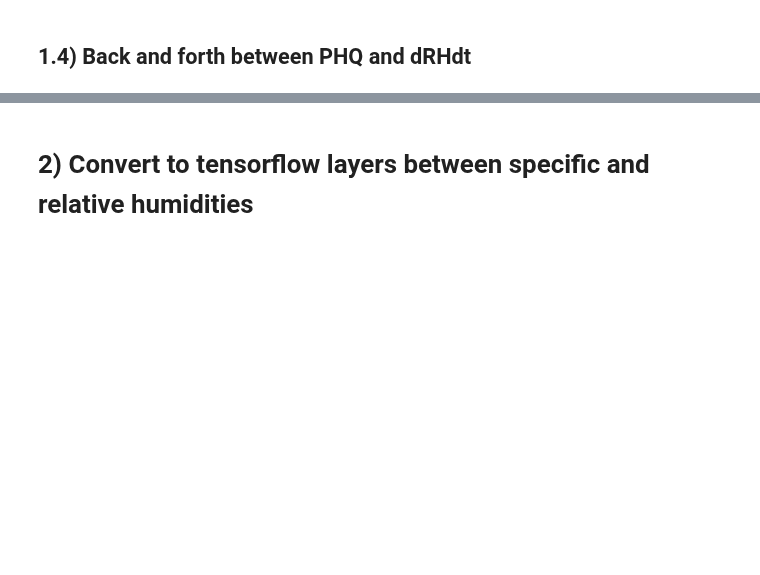
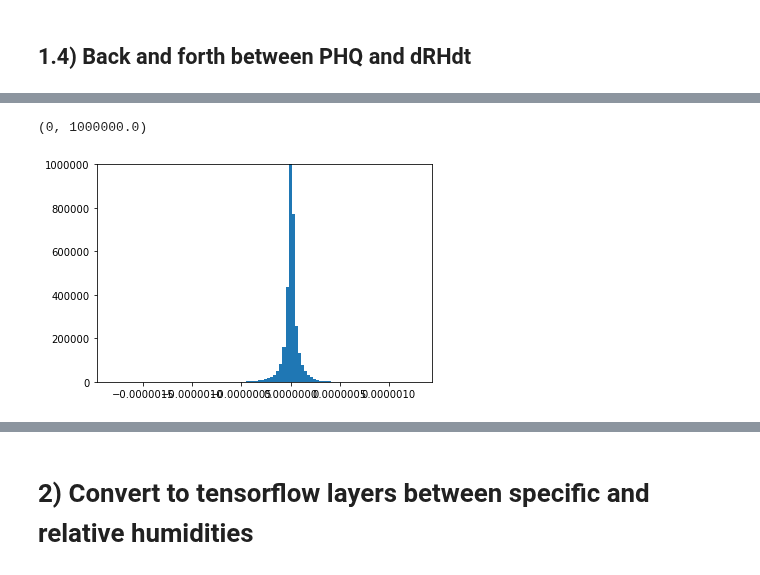
Before and after one commit to wallingTACC/CBRAIN-CAM, a Jupyter notebook: notebooks/tbeucler_devlog/035_RH_layers.ipynb, the cells around one changed output, grey strips where cells are left out. Drawn from its saved outputs; the diff is of its cells as text; code cells hidden in the pictures; blank space fills up the shorter version.

```diff
--- a/notebooks/tbeucler_devlog/035_RH_layers.ipynb
+++ b/notebooks/tbeucler_devlog/035_RH_layers.ipynb
@@ -220,0 +251,6 @@ Text(0.5, 0.98, 'Histogram of Specific humidity')
+# %%
+plt.hist(data.PHQ.values.flatten(),bins=100);
+plt.ylim((0,1e6))
+# %% [output]
+(0, 1000000.0)
+[figure, added]
```
Also changed, not shown: parts of 29 cells of this notebook.
